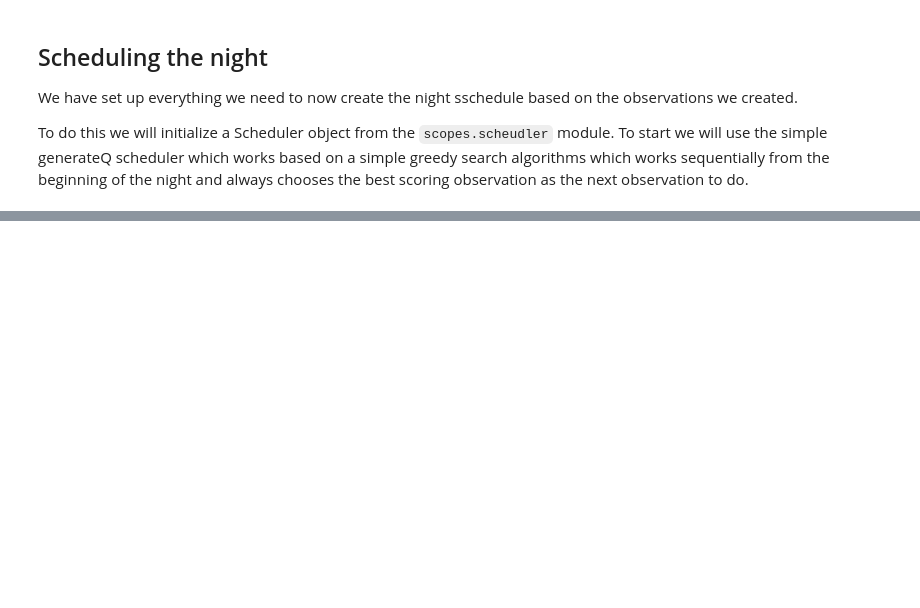
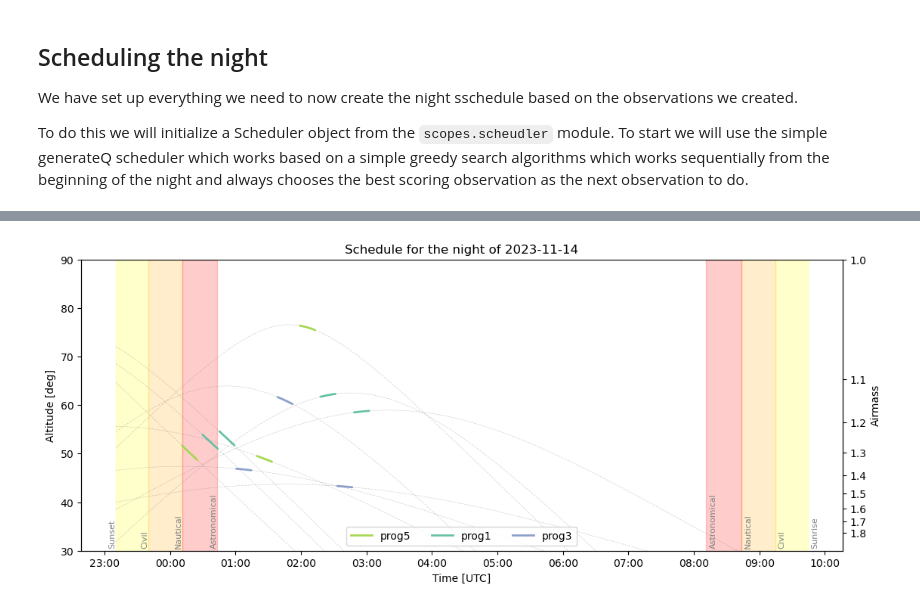
Before and after one commit to nicochunger/SCOPES, a Jupyter notebook: scopes_example.ipynb, the cells around one changed output, grey strips where cells are left out. Cells and saved outputs as stored; diff of their text form; code cells hidden in the pictures; blank space fills up the shorter version.

```diff
--- a/scopes_example.ipynb
+++ b/scopes_example.ipynb
@@ -258,0 +324,4 @@ plan.plot()
+# %%
+# Initialize the scheduler
+# Leaving the plan_start_time as None will set it to the start of the observable night
+bs_scheduler = scheduler.BeamSearchPlanner(night, all_obs)
@@ -258,0 +331,3 @@ plan.plot()
+# %%
+# Run the scheduler and create the plan
+bs_plan = bs_scheduler.run(max_plan_length=10, K=5)
@@ -258,0 +361,4 @@ plan.plot()
+# %%
+bs_plan.plot()
+# %% [output]
+[figure, added]
```
Also changed, not shown: parts of 25 cells of this notebook, 2 other files.
